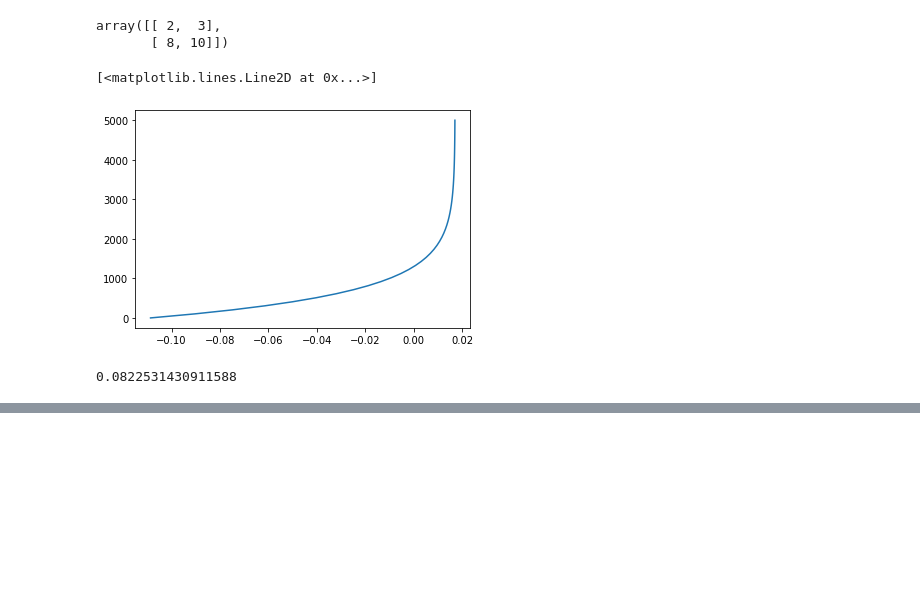
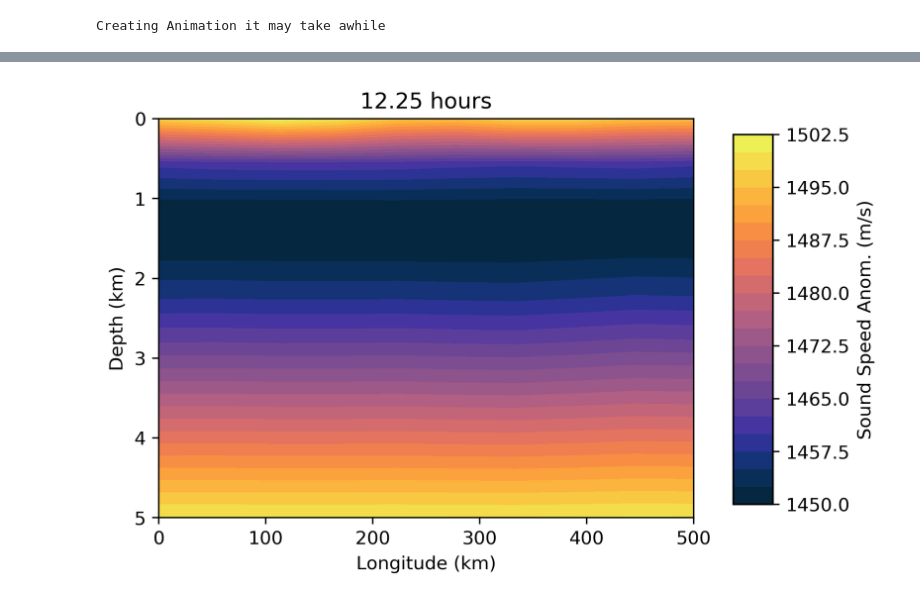
Before and after one commit to jpdef/internalwaves, a Jupyter notebook: IW/notebooks/IWF_3D_SIM.ipynb, the cells around one changed output, grey strips where cells are left out. Drawn from its saved outputs; the diff is of its cells as text; code cells hidden in the pictures; blank space fills up the shorter version.

```diff
--- a/IW/notebooks/IWF_3D_SIM.ipynb
+++ b/IW/notebooks/IWF_3D_SIM.ipynb
@@ -173,20 +3,13 @@ Creating Animation it may take awhile
-# %%
-v1 = np.array([1,2])
-v2 = np.array([[1,2],[3,4]])
-v0 = np.array([1,2])
-
-v3 = v2.transpose()*v1 + v0
-v3.transpose()
-# %% [output]
-array([[ 2,  3],
-       [ 8, 10]])
-# %%
-z = np.linspace(0,5000)
-plt.plot(dc(z),z)
-# %% [output]
-[<matplotlib.lines.Line2D at 0x...>]
-[figure, removed]
-# %%
-df['d'].mean()
-# %% [output]
-0.0822531430911588
+# %%
+import sys
+sys.path.append("../scripts")
+
+import make_animation as ma
+from IPython.display import HTML
+
+f = functools.partial(ma.plot_lat_slice,index=5,pcol='c')
+
+ani = ma.make_animation('../data/plotexample/',f,findex=50)
+HTML( ani.to_html5_video() )
+# %% [output]
+Creating Animation it may take awhile
@@ -192,0 +17 @@ df['d'].mean()
+[figure, added]
```
Also changed, not shown: parts of 8 cells of this notebook, 1 other file.
